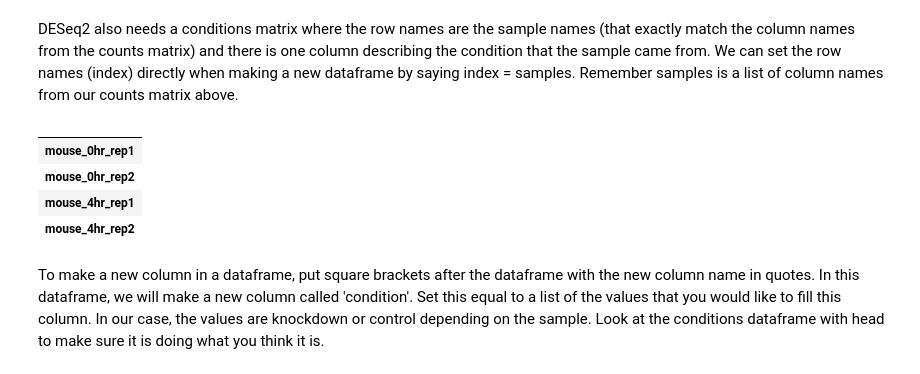
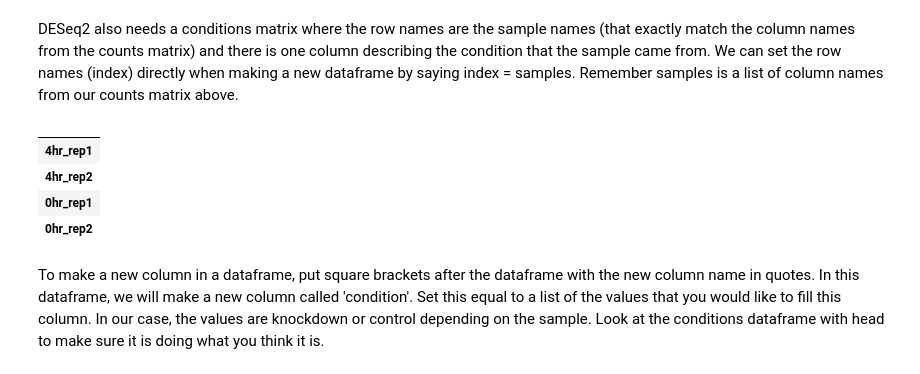
Before and after one commit to ryanmarina/BMS_bioinformatics_bootcamp_2018, a Jupyter notebook: notebooks/05-Python_demo_make_counts_and_conditions_matrix.ipynb, the cells around one changed output. Drawn from its saved outputs; the diff is of its cells as text; code cells hidden in the pictures.

```diff
--- a/notebooks/05-Python_demo_make_counts_and_conditions_matrix.ipynb
+++ b/notebooks/05-Python_demo_make_counts_and_conditions_matrix.ipynb
@@ -189,3 +189,6 @@ counts_clean[samples].head()
+# %%
+reorder = ['4hr_rep1','4hr_rep2','0hr_rep1','0hr_rep2']
+counts_clean = counts_clean[reorder]
 # %% [markdown]
 Save this dataframe as a csv. First define the directory where you want to save it. Make sure this directory exists (make it on your command line first). Call it deseq_dir. Put it in quotes to tell python this is a string.
 
@@ -197,14 +200,14 @@ counts_clean[samples].to_csv(deseq_dir+"Mouse_LPS_counts_for_deseq2.csv")
 # %% [markdown]
 DESeq2 also needs a conditions matrix where the row names are the sample names (that exactly match the column names from the counts matrix) and there is one column describing the condition that the sample came from. We can set the row names (index) directly when making a new dataframe by saying index = samples. Remember samples is a list of column names from our counts matrix above.
 # %%
-conditions = pd.DataFrame(index = samples)
+conditions = pd.DataFrame(index = reorder)
 conditions.head()
 # %% [output]
 |  |
-| mouse_0hr_rep1 |
-| mouse_0hr_rep2 |
-| mouse_4hr_rep1 |
-| mouse_4hr_rep2 |
+| 4hr_rep1 |
+| 4hr_rep2 |
+| 0hr_rep1 |
+| 0hr_rep2 |
 # %% [markdown]
 To make a new column in a dataframe, put square brackets after the dataframe with the new column name in quotes. In this dataframe, we will make a new column called 'condition'. Set this equal to a list of the values that you would like to fill this column. In our case, the values are knockdown or control depending on the sample. Look at the conditions dataframe with head to make sure it is doing what you think it is.
 # %%
```
Also changed, not shown: parts of 12 cells of this notebook.
